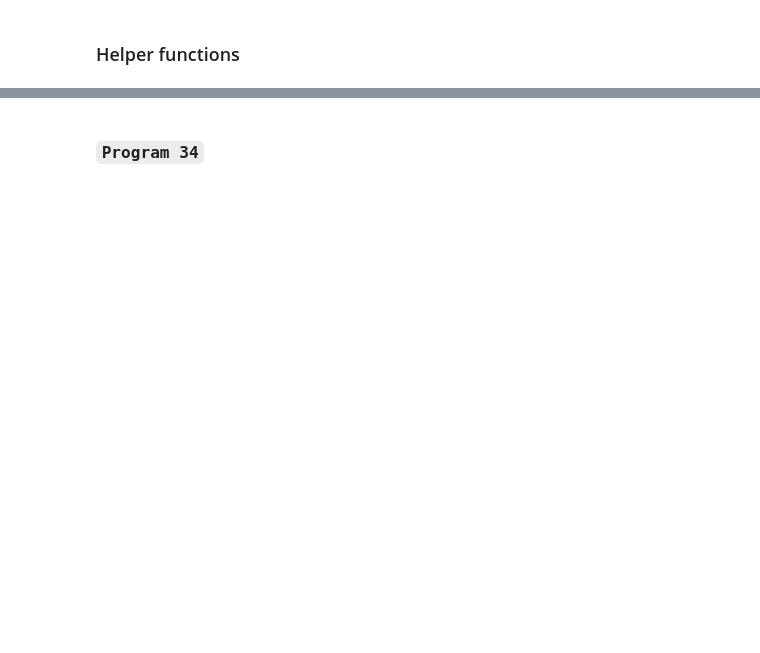
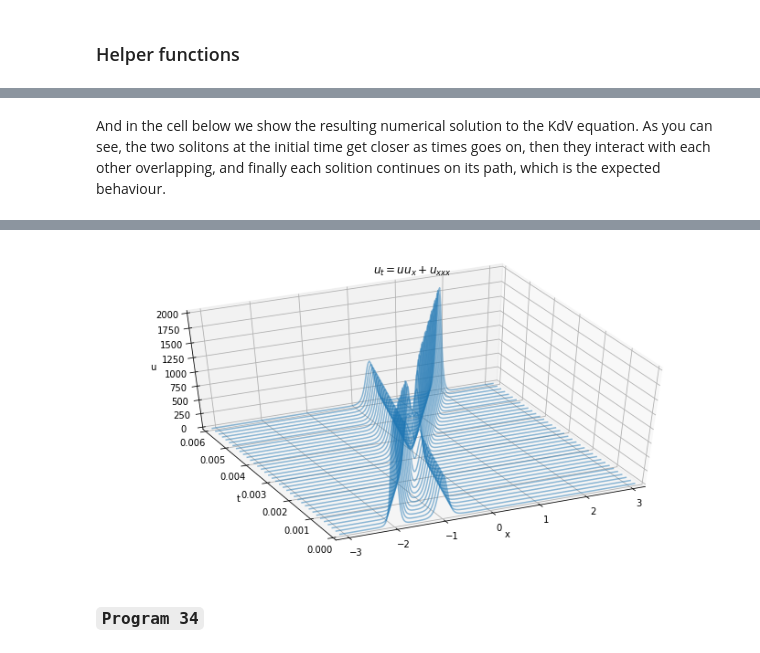
Before and after one commit to mavillan/ACNM, a Jupyter notebook: hw3/hw3.ipynb, the cells around one changed output, grey strips where cells are left out. Saved outputs shown, nothing was run; the diff lists cells and outputs as text; code cells hidden in the pictures; blank space fills up the shorter version.

```diff
--- a/hw3/hw3.ipynb
+++ b/hw3/hw3.ipynb
@@ -60,12 +61,13 @@ def plot_helper2(xx, yy, V, t, index):
     plt.title('Solution of $u(x,y,t)$ at t={0}'.format(t[index]))
     plt.show()
 
-def lines_plot(xgrid, tgrid, U, tjump=25, xlim=None, tlim=None, ulim=None, title=None):
+def lines_plot(xgrid, tgrid, U, xlim=None, tlim=None, ulim=None, title=None, numli=20.):
     udata = list()
     tdata = list()
 
+    delta = int(U.shape[0]/float(numli))
     for i in range(U.shape[0]):
-        if i%tjump != 0: continue
+        if i%delta != 0: continue
         tdata.append(tgrid[i])
         udata.append( zip(xgrid, U[i]) )
 
@@ -80,6 +82,7 @@ def lines_plot(xgrid, tgrid, U, tjump=25, xlim=None, tlim=None, ulim=None, title
     ax.set_ylim3d(tlim)
     ax.set_zlabel('u')
     ax.set_zlim3d(ulim)
+    ax.view_init(elev=45., azim=245)
     plt.title(title)
     plt.show()
 # %% [markdown]
@@ -136,10 +139,9 @@ k = np.concatenate((np.arange(0,N/2), np.array([0]), np.arange(-N/2+1,0,1)))
 
 ik3 = 1j*k**3
 E = np.exp(dt*ik3/2); E2 = E**2
-g = -.5j*dt*k
+g = -.5j*k*dt
 
-
-# ode solver parameters
+# ODE solver parameters
 tmax = 0.006
 n_iter = int(round(tmax/dt))
 time_grid = np.linspace(0., tmax, n_iter+1)
@@ -157,6 +159,9 @@ for i in range(1, n_iter+1):
     v = E2*v + (E2*k1 + 2*E*(k2+k3) + k4)/6
     # we just store the solution at the original domain
     U[i] = np.real( np.fft.ifft(v) )
+# %% [markdown]
+And in the cell below we show the resulting numerical solution to the KdV equation. As you can see, the two solitons at the initial time get closer as times goes on, then they interact with each other overlapping, and finally each solition continues on its path, which is the expected behaviour.
 # %%
-lines_plot(xgrid, time_grid, U, tjump=25, xlim=(-np.pi, np.pi), tlim=(0,tmax), ulim=(0,2000), title='$u_t = u u_x + u_{xxx}$')
+lines_plot(xgrid, time_grid, U, xlim=(-np.pi, np.pi), tlim=(0,tmax), ulim=(0,2000),
+           numli=35, title='$u_t = u u_x + u_{xxx}$')
 # %% [output]
@@ -165,3 +168,4 @@ lines_plot(xgrid, time_grid, U, tjump=25, xlim=(-np.pi, np.pi), tlim=(0,tmax), u
+[figure, added]
 # %% [markdown]
 ### `Program 34`
 # %%
```
Also changed, not shown: parts of 21 cells of this notebook, 1 other file.
